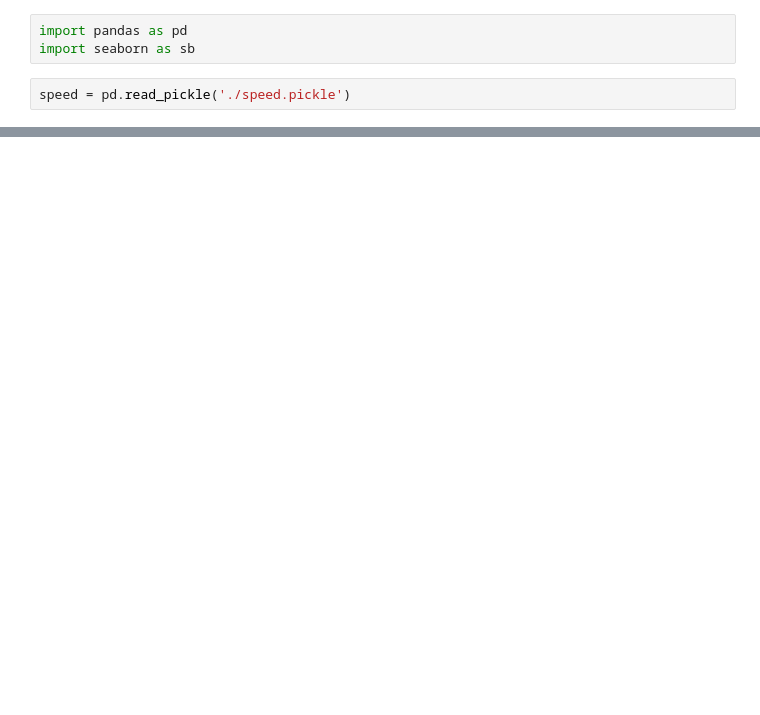
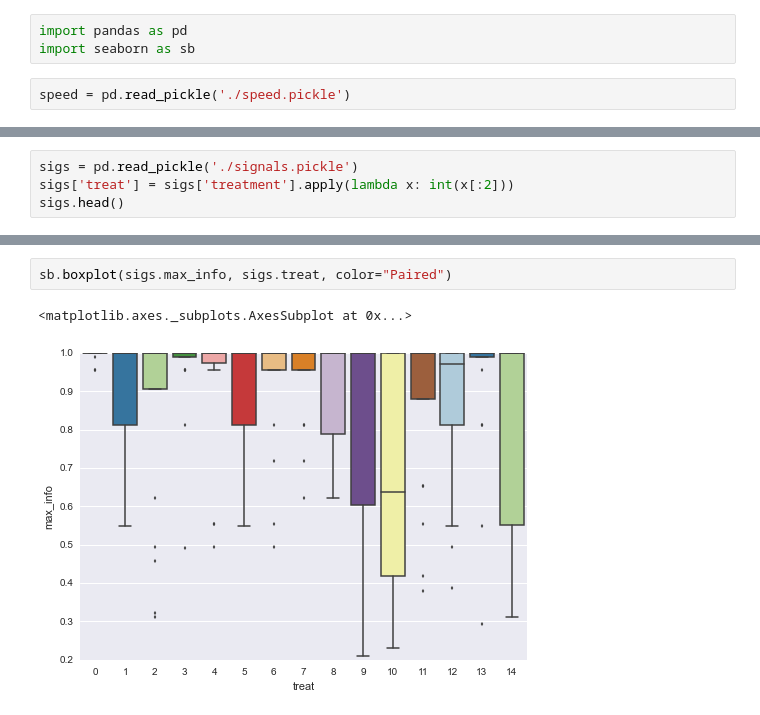
Before and after one commit to brettc/bricolage, a Jupyter notebook: experiments/speed.ipynb, the cells around one changed output, grey strips where cells are left out. Saved outputs shown, nothing was run; the diff lists cells and outputs as text; blank space fills up the shorter version.

```diff
--- a/experiments/speed.ipynb
+++ b/experiments/speed.ipynb
@@ -59,0 +96,4 @@ groups[13]
+# %%
+sigs = pd.read_pickle('./signals.pickle')
+sigs['treat'] = sigs['treatment'].apply(lambda x: int(x[:2]))
+sigs.head()
@@ -59,0 +107,5 @@ groups[13]
+# %%
+sb.boxplot(sigs.max_info, sigs.treat, color="Paired")
+# %% [output]
+<matplotlib.axes._subplots.AxesSubplot at 0x...>
+[figure, added]
```
Also changed, not shown: parts of 11 cells of this notebook.
